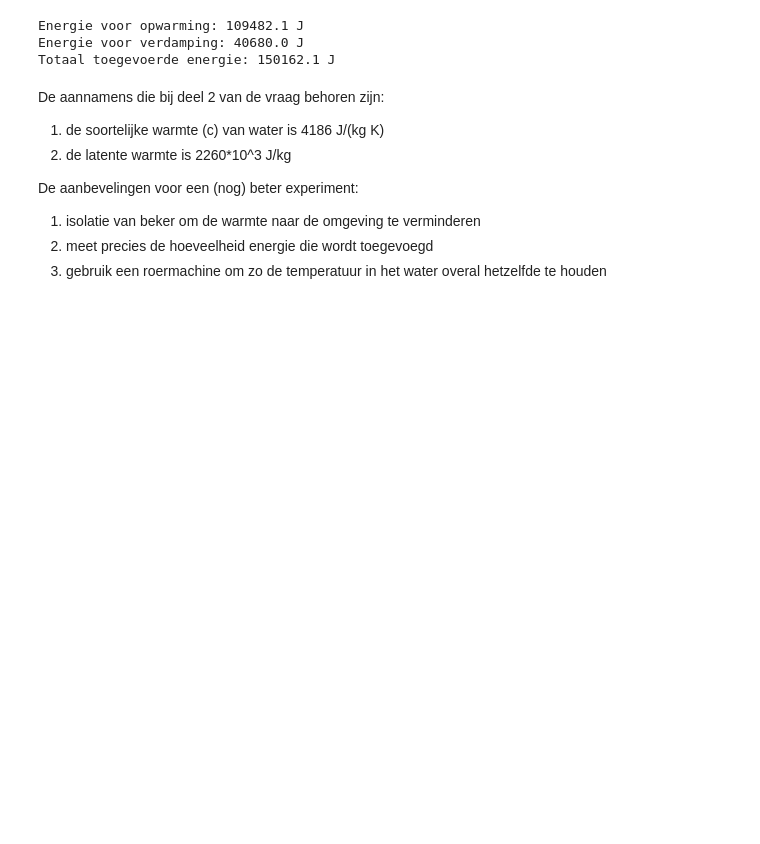
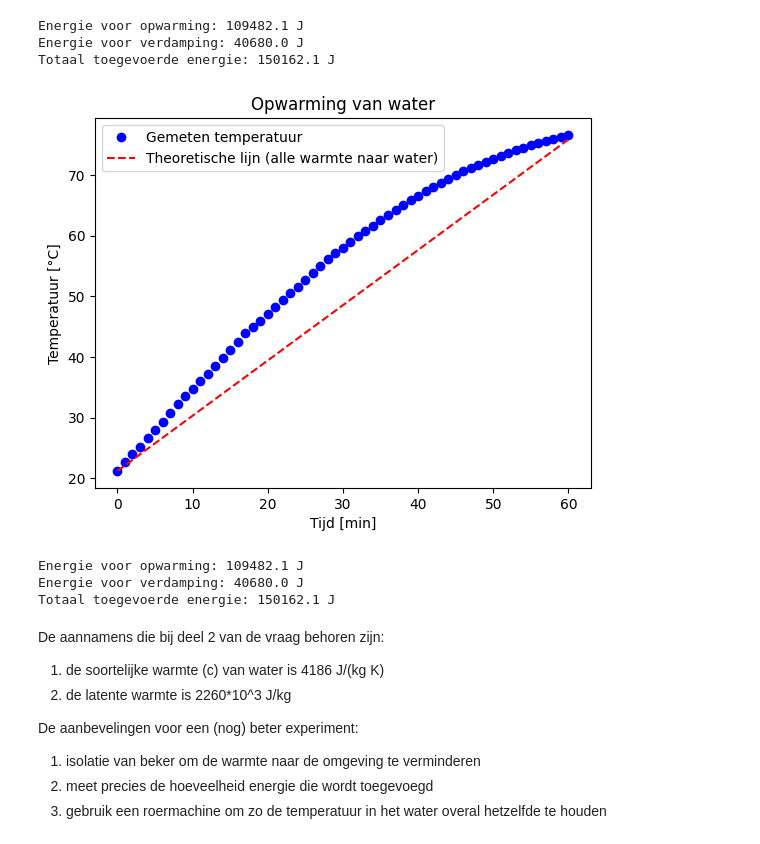
Before and after one commit to yaeljawahierkhan/21, a Jupyter notebook: Content/Labs/Verdamping.ipynb, the cells around one changed output. Saved outputs shown, nothing was run; the diff lists cells and outputs as text; code cells hidden in the pictures; blank space fills up the shorter version.

Commit message:
is het verdamping (misschien verbterd)

```diff
--- a/Content/Labs/Verdamping.ipynb
+++ b/Content/Labs/Verdamping.ipynb
@@ -68,6 +68,61 @@ print(f"Totaal toegevoerde energie: {Q_tot:.1f} J")
 Energie voor opwarming: 109482.1 J
 Energie voor verdamping: 40680.0 J
 Totaal toegevoerde energie: 150162.1 J
+# %%
+import numpy as np
+import matplotlib.pyplot as plt
+
+
+# Data inlezen
+data = np.loadtxt("tempmetingen.csv", delimiter=";", skiprows=1)
+tijd = data[:,0]            # in minuten
+temp = data[:,1]            # in °C
+m_beker = 820.8 / 1000      # kg
+m_start = 1292.9 / 1000     # kg (beker + water start)
+m_eind = 1274.9 / 1000      # kg (beker + water eind)
+c_water = 4186              # J/(kg·K)
+L_v = 2260*10**3            # J/kg, latente warmte
+
+# Massa van water start en eind
+m_water_start = m_start - m_beker
+m_water_eind = m_eind - m_beker
+m_water_verdamp = m_water_start - m_water_eind
+
+
+deltaT = temp - temp[0]
+
+
+P = 30
+tijd_sec = tijd * 60
+T_theorie = temp[0] + (P * tijd_sec) / (m_water_start * c_water)
+
+# Plot van de metingen + theoretische lijn
+plt.figure()
+plt.plot(tijd, temp, 'bo', label='Gemeten temperatuur')
+plt.plot(tijd, T_theorie, 'r--', label='Theoretische lijn (alle warmte naar water)')
+plt.xlabel('Tijd [min]')
+plt.ylabel('Temperatuur [°C]')
+plt.title('Opwarming van water')
+plt.legend()
+plt.show()
+
+# Energie nodig voor opwarming
+Q_tot_opw = m_water_start * c_water * (temp[-1]-temp[0])
+
+# Energie voor verdamping
+Q_tot_verdamp = m_water_verdamp * L_v
+
+# Totale toegevoerde energie
+Q_tot = Q_tot_opw + Q_tot_verdamp
+
+print(f"Energie voor opwarming: {Q_tot_opw:.1f} J")
+print(f"Energie voor verdamping: {Q_tot_verdamp:.1f} J")
+print(f"Totaal toegevoerde energie: {Q_tot:.1f} J")
+# %% [output]
+[figure, added]
+Energie voor opwarming: 109482.1 J
+Energie voor verdamping: 40680.0 J
+Totaal toegevoerde energie: 150162.1 J
 # %% [markdown]
 De aannamens die bij deel 2 van de vraag behoren zijn:
 1. de soortelijke warmte (c) van water is 4186 J/(kg K)
```
Also changed, not shown: 1 other file.
